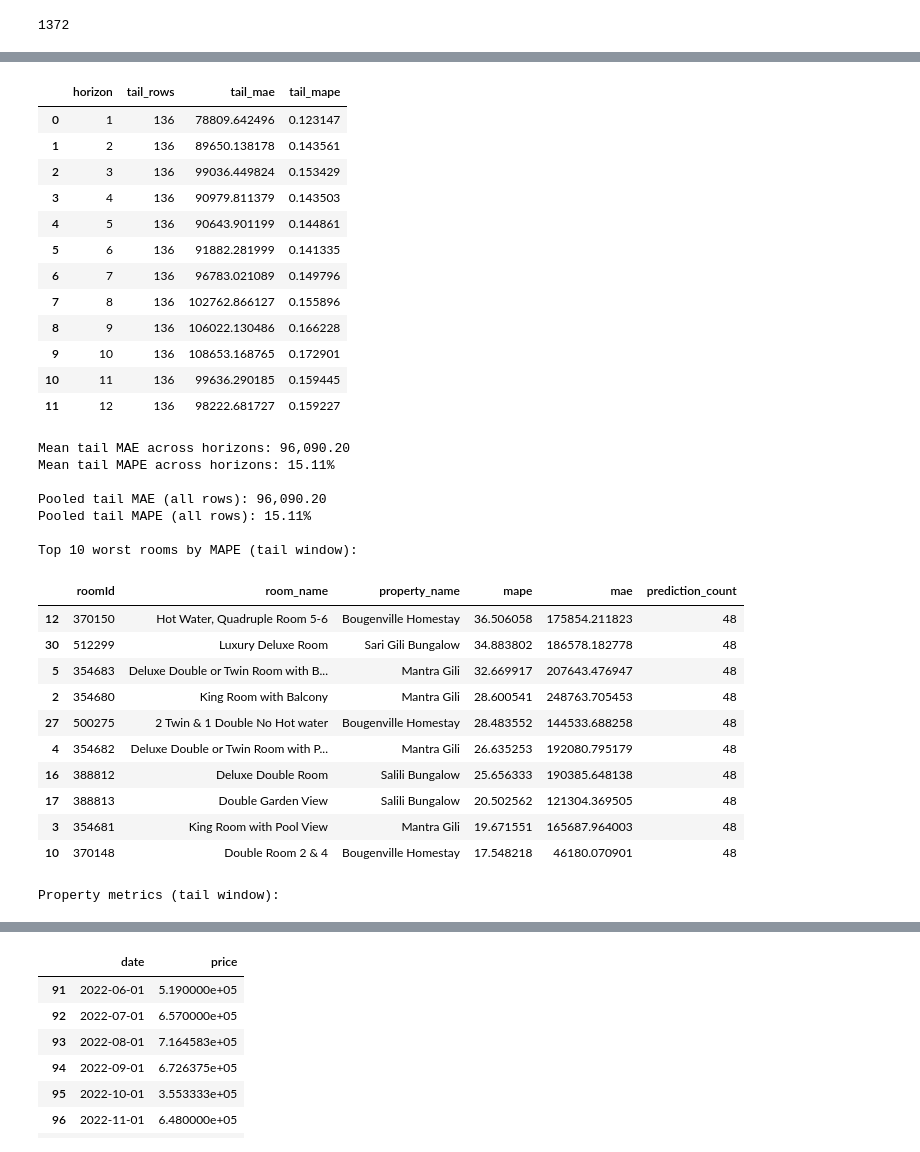
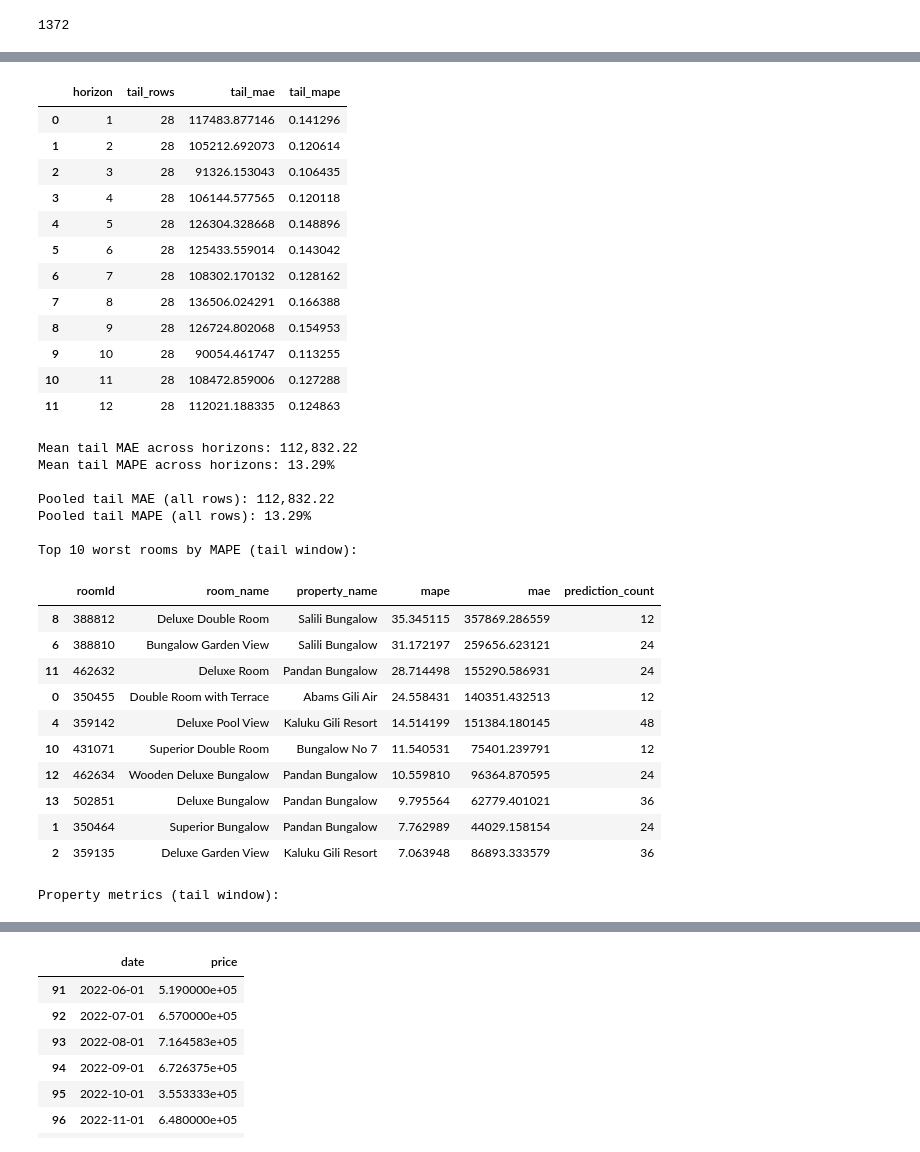
Before and after one commit to notnsas/hotel-demand-forecasting, a Jupyter notebook: notebooks/03_modeling.ipynb, the cells around one changed output, grey strips where cells are left out. Cells and saved outputs as stored; diff of their text form; code cells hidden in the pictures.

```diff
--- a/notebooks/03_modeling.ipynb
+++ b/notebooks/03_modeling.ipynb
@@ -2784,7 +2785,11 @@ def advanced_hybrid_fe_direct(data, h=1):
     # TIME & SEASON FEATURES (Target Month)
     # These are SAFE because calendar features are known infinitely into the future.
     # ======================
-    df['date'] = pd.to_datetime(df['month_period'])
+    if pd.api.types.is_period_dtype(df['month_period']):
+        df['date'] = df['month_period'].dt.to_timestamp()
+    else:
+        df['date'] = pd.to_datetime(df['month_period'])
+    # df['date'] = pd.to_datetime(df['month_period'])
     df['month'] = df['date'].dt.month
     df['quarter'] = df['date'].dt.quarter
     df['year'] = df['date'].dt.year
@@ -2992,5 +2997,3 @@ def advanced_hybrid_fe_direct(data, h=1):
     #     df[f'price_lag_{lag}'] = df.groupby('roomId')['price'].shift(lag)
     #     df['year_trend'] = df['year'] - df['year'].min()
     return df
-# %%
-data = df
@@ -3013,3 +3000,6 @@ data
+# %%
+data = data[data["propertyId"] != 194837]
+data = data[data["propertyId"] != 194842]
 # %%
 # BEST SO FAR
 
@@ -3059,8 +3049,8 @@ for h in range(1, 13):
 
     step_data = step_data.dropna(subset=[anchor_col, "price"]).reset_index(drop=True)
 
-    train_data = step_data[step_data["date"] < "2025-01-01"].copy()
-    test_data = step_data[step_data["date"] >= "2025-01-01"].copy()
+    train_data = step_data[step_data["date"] < "2025-06-01"].copy()
+    test_data = step_data[step_data["date"] >= "2025-06-01"].copy()
 
     # Keep strict chronological order for TSCV
     train_data = train_data.sort_values(["date", "roomId"]).reset_index(drop=True)
@@ -3198,7 +3188,7 @@ for h in range(1, 13):
         sampler=optuna.samplers.TPESampler(seed=222),
         pruner=optuna.pruners.MedianPruner(n_warmup_steps=1),
     )
-    study.optimize(objective, n_trials=1, show_progress_bar=False)
+    study.optimize(objective, n_trials=10, show_progress_bar=False)
 
     best_params = study.best_params.copy()
     best_rounds = int(best_params.pop("num_boost_round"))
@@ -3996,9 +3986,9 @@ if exclude_last_n_months_2025 <= 0:
 else:
     m = 13 - int(exclude_last_n_months_2025)  # 2 -> 11
     m = max(1, min(12, m))
-    exclude_start_date = pd.Timestamp(f"2025-{m:02d}-01")
+    exclude_start_date = pd.Timestamp(f"2026-{m:02d}-01")
 
-holdout_end_date = pd.Timestamp("2026-01-01")
+holdout_end_date = pd.Timestamp("2027-01-01")
 anchor_col = "dynamic_anchor_price"
 
 print(f"Training cutoff: date < {exclude_start_date.date()} (excluded tail: {exclude_start_date.date()} to 2025-12-31)")
@@ -4226,35 +4216,35 @@ Production retrain for horizon 2
 
 Production models ready: [1, 2, 3, 4, 5, 6, 7, 8, 9, 10, 11, 12]
 |  | horizon | tail_rows | tail_mae | tail_mape |
-| 0 | 1 | 136 | 78809.642496 | 0.123147 |
-| 1 | 2 | 136 | 89650.138178 | 0.143561 |
-| 2 | 3 | 136 | 99036.449824 | 0.153429 |
-| 3 | 4 | 136 | 90979.811379 | 0.143503 |
-| 4 | 5 | 136 | 90643.901199 | 0.144861 |
-| 5 | 6 | 136 | 91882.281999 | 0.141335 |
-| 6 | 7 | 136 | 96783.021089 | 0.149796 |
-| 7 | 8 | 136 | 102762.866127 | 0.155896 |
-| 8 | 9 | 136 | 106022.130486 | 0.166228 |
-| 9 | 10 | 136 | 108653.168765 | 0.172901 |
-| 10 | 11 | 136 | 99636.290185 | 0.159445 |
-| 11 | 12 | 136 | 98222.681727 | 0.159227 |
+| 0 | 1 | 28 | 117483.877146 | 0.141296 |
+| 1 | 2 | 28 | 105212.692073 | 0.120614 |
+| 2 | 3 | 28 | 91326.153043 | 0.106435 |
+| 3 | 4 | 28 | 106144.577565 | 0.120118 |
+| 4 | 5 | 28 | 126304.328668 | 0.148896 |
+| 5 | 6 | 28 | 125433.559014 | 0.143042 |
+| 6 | 7 | 28 | 108302.170132 | 0.128162 |
+| 7 | 8 | 28 | 136506.024291 | 0.166388 |
+| 8 | 9 | 28 | 126724.802068 | 0.154953 |
+| 9 | 10 | 28 | 90054.461747 | 0.113255 |
+| 10 | 11 | 28 | 108472.859006 | 0.127288 |
+| 11 | 12 | 28 | 112021.188335 | 0.124863 |
-Mean tail MAE across horizons: 96,090.20
-Mean tail MAPE across horizons: 15.11%
+Mean tail MAE across horizons: 112,832.22
+Mean tail MAPE across horizons: 13.29%
 
-Pooled tail MAE (all rows): 96,090.20
-Pooled tail MAPE (all rows): 15.11%
+Pooled tail MAE (all rows): 112,832.22
+Pooled tail MAPE (all rows): 13.29%
 
 Top 10 worst rooms by MAPE (tail window):
 |  | roomId | room_name | property_name | mape | mae | prediction_count |
-| 12 | 370150 | Hot Water, Quadruple Room 5-6 | Bougenville Homestay | 36.506058 | 175854.211823 | 48 |
-| 30 | 512299 | Luxury Deluxe Room | Sari Gili Bungalow | 34.883802 | 186578.182778 | 48 |
-| 5 | 354683 | Deluxe Double or Twin Room with B... | Mantra Gili | 32.669917 | 207643.476947 | 48 |
-| 2 | 354680 | King Room with Balcony | Mantra Gili | 28.600541 | 248763.705453 | 48 |
-| 27 | 500275 | 2 Twin & 1 Double No Hot water | Bougenville Homestay | 28.483552 | 144533.688258 | 48 |
-| 4 | 354682 | Deluxe Double or Twin Room with P... | Mantra Gili | 26.635253 | 192080.795179 | 48 |
-| 16 | 388812 | Deluxe Double Room | Salili Bungalow | 25.656333 | 190385.648138 | 48 |
-| 17 | 388813 | Double Garden View | Salili Bungalow | 20.502562 | 121304.369505 | 48 |
-| 3 | 354681 | King Room with Pool View | Mantra Gili | 19.671551 | 165687.964003 | 48 |
-| 10 | 370148 | Double Room 2 & 4 | Bougenville Homestay | 17.548218 | 46180.070901 | 48 |
+| 8 | 388812 | Deluxe Double Room | Salili Bungalow | 35.345115 | 357869.286559 | 12 |
+| 6 | 388810 | Bungalow Garden View | Salili Bungalow | 31.172197 | 259656.623121 | 24 |
+| 11 | 462632 | Deluxe Room | Pandan Bungalow | 28.714498 | 155290.586931 | 24 |
+| 0 | 350455 | Double Room with Terrace | Abams Gili Air | 24.558431 | 140351.432513 | 12 |
+| 4 | 359142 | Deluxe Pool View | Kaluku Gili Resort | 14.514199 | 151384.180145 | 48 |
+| 10 | 431071 | Superior Double Room | Bungalow No 7 | 11.540531 | 75401.239791 | 12 |
+| 12 | 462634 | Wooden Deluxe Bungalow | Pandan Bungalow | 10.559810 | 96364.870595 | 24 |
+| 13 | 502851 | Deluxe Bungalow | Pandan Bungalow | 9.795564 | 62779.401021 | 36 |
+| 1 | 350464 | Superior Bungalow | Pandan Bungalow | 7.762989 | 44029.158154 | 24 |
+| 2 | 359135 | Deluxe Garden View | Kaluku Gili Resort | 7.063948 | 86893.333579 | 36 |
 Property metrics (tail window):
 |  | propertyId | property_name | mape | mae | prediction_count |
```
Also changed, not shown: parts of 9 cells of this notebook, 4 other files.
